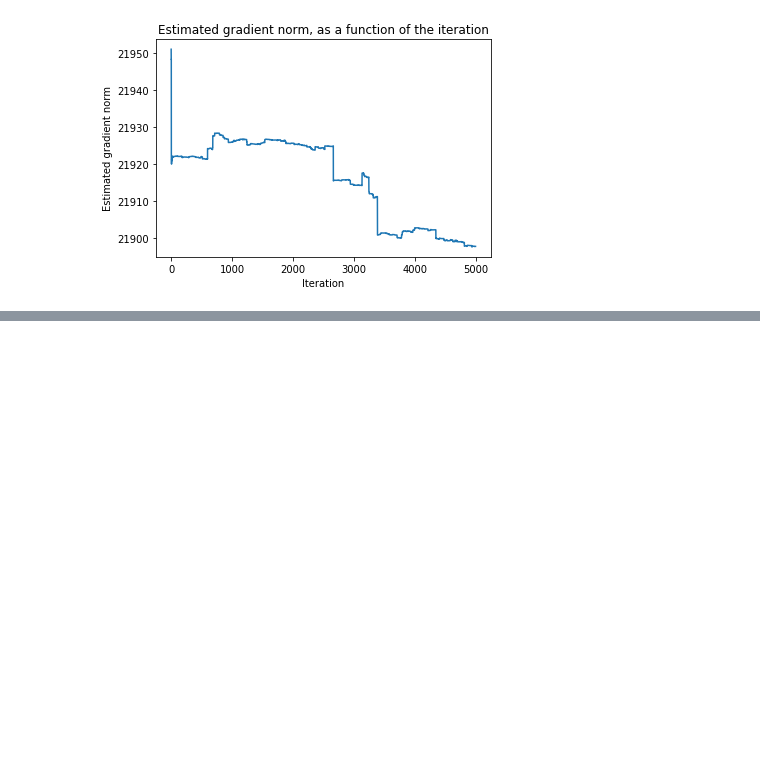
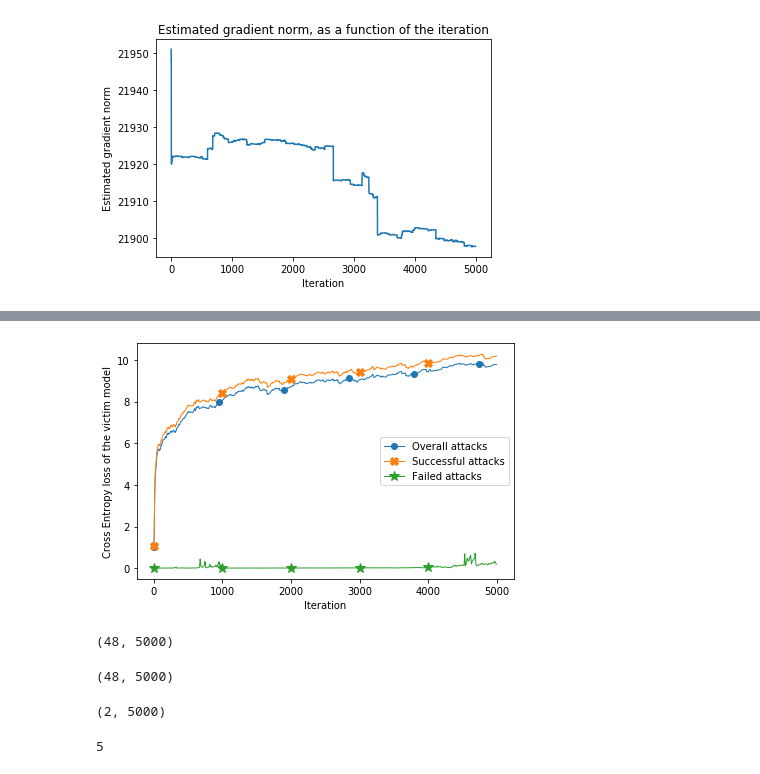
Before and after one commit to epfl-ml-reproducers/subspace-attack-reproduction, a Jupyter notebook: notebooks/experiment_analysis.ipynb, the cells around one changed output, grey strips where cells are left out. Drawn from its saved outputs; the diff is of its cells as text; code cells hidden in the pictures; blank space fills up the shorter version.

```diff
--- a/notebooks/experiment_analysis.ipynb
+++ b/notebooks/experiment_analysis.ipynb
@@ -168,0 +249,32 @@ _ = plt.title('Estimated gradient norm, as a function of the iteration')
+# %%
+losses = grad_experiment['results']['true_losses']
+successful_losses = losses[succesful_images_mask]
+failed_losses = losses[~succesful_images_mask]
+
+non_null_grad_losses = losses[~np.isnan(losses).any(axis=1)]
+non_null_successful_gradient_losses = successful_losses[~np.isnan(successful_losses).any(axis=1)]
+non_null_failed_gradient_losses = failed_losses[~np.isnan(failed_losses).any(axis=1)]
+
+plt.plot(non_null_grad_losses.mean(axis=0), label='Overall attacks', marker='.', markersize=12, markevery=950, linewidth=1)
+plt.plot(non_null_successful_gradient_losses.mean(axis=0), label='Successful attacks', marker='X', markersize=8, markevery=1000, linewidth=1)
+plt.plot(non_null_failed_gradient_losses.mean(axis=0), label='Failed attacks', marker='*', markersize=10, markevery=1000, linewidth=1)
+plt.xlabel('Iteration')
+plt.ylabel('Cross Entropy loss of the victim model')
+plt.legend()
+plt.tight_layout()
+
+plt.savefig('loss.pdf')
+# %% [output]
+[figure, added]
+# %%
+non_null_grad_sim.shape
+# %% [output]
+(48, 5000)
+# %%
+non_null_successful_gradient_losses.shape
+# %% [output]
+(48, 5000)
+# %%
+non_null_failed_gradient_losses.shape
+# %% [output]
+(2, 5000)
@@ -168,0 +285,4 @@ _ = plt.title('Estimated gradient norm, as a function of the iteration')
+# %%
+(p < 0.05).sum()
+# %% [output]
+5
```
Also changed, not shown: parts of 6 cells of this notebook, 3 other files.
